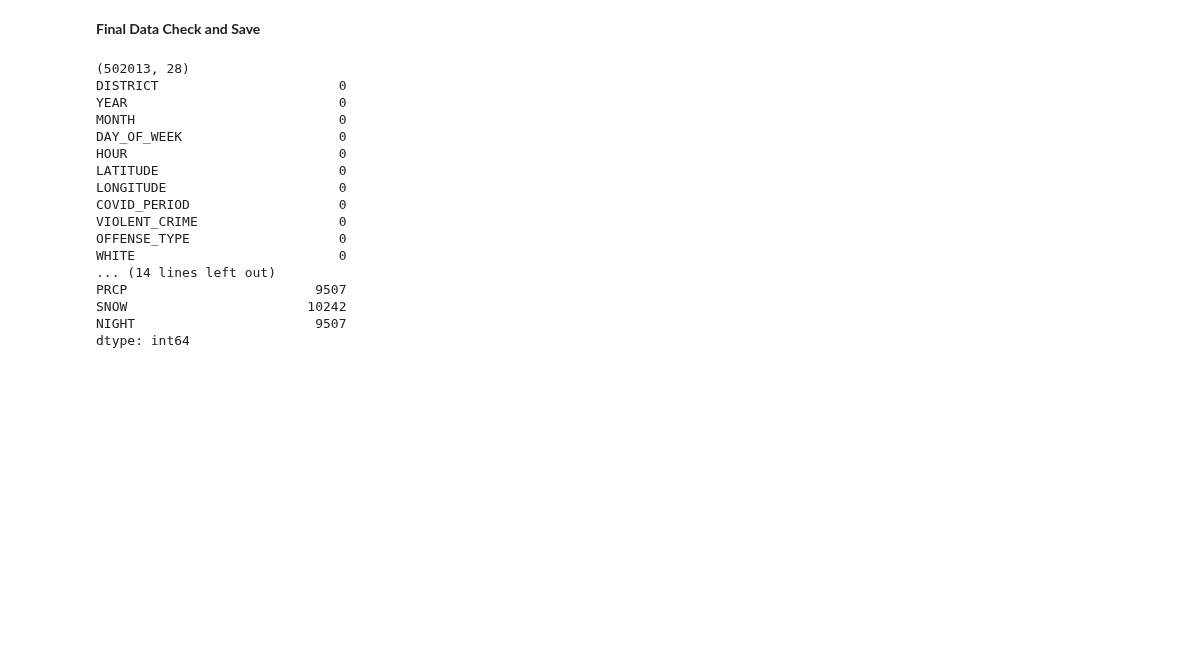
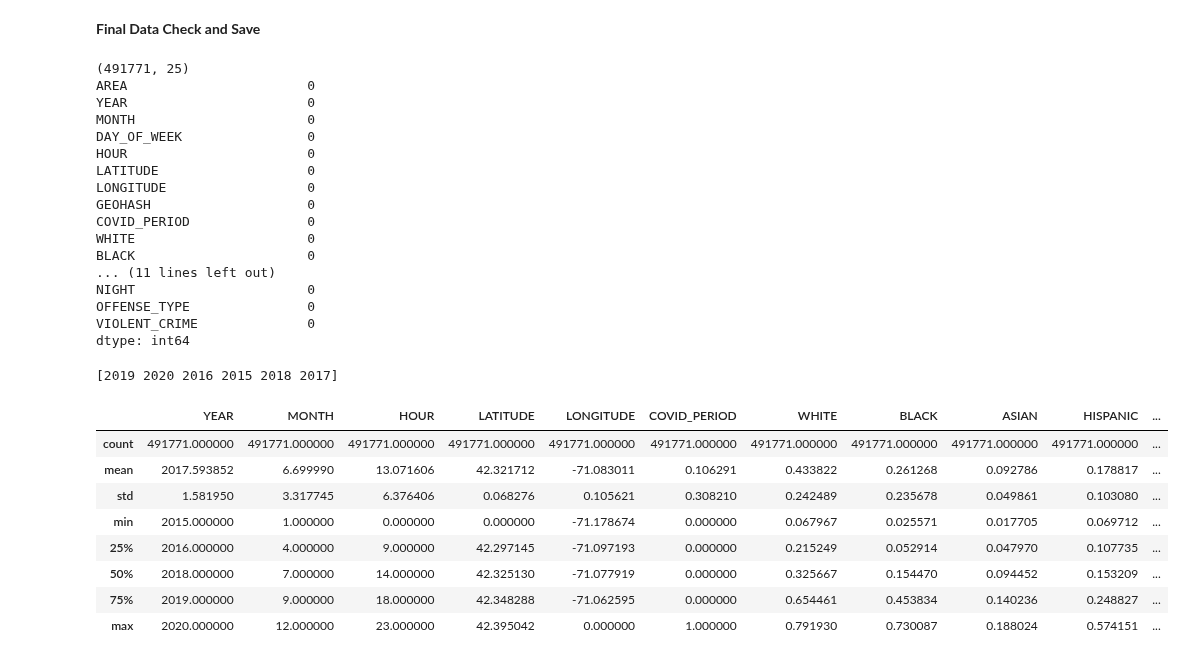
Before and after one commit to YolandaMDavis/cs109a-fall2020, a Jupyter notebook: Data_Merge_Milestone_3.ipynb, the cells around one changed output. Saved outputs shown, nothing was run; the diff lists cells and outputs as text; code cells hidden in the pictures; blank space fills up the shorter version.

Commit message:
data merge edits

```diff
--- a/Data_Merge_Milestone_3.ipynb
+++ b/Data_Merge_Milestone_3.ipynb
@@ -117,9 +129,12 @@ boston_crime_analysis_data_df.head()
 | 120200013 | 2403 | A1 | 2020 | 1 | Wednesday | 1 | 42.364167 | -71.054070 | ... |
 | 120200242 | 3115 | D4 | 2020 | 1 | Sunday | 0 | 42.339541 | -71.069408 | ... |
 # %%
-#dropping NA / -1 lat lon values
+#dropping NA values from merge / and invalid lat lon values
 boston_crime_analysis_data_df.dropna(subset=['LATITUDE','LONGITUDE'], inplace=True)
 boston_crime_analysis_data_df = boston_crime_analysis_data_df[(boston_crime_analysis_data_df["LATITUDE"] != -1) & (boston_crime_analysis_data_df["LONGITUDE"] != -1) ]
+boston_crime_analysis_data_df.dropna(subset=['Streetlight_density','Police_Station_Distance','Hospitals_Distance','College_Univ_Distance','election','PRCP','SNOW','NIGHT'], inplace=True)
+boston_crime_analysis_data_df.dropna(subset=['DISTRICT'], inplace=True)
 
 # dropping External district due to missing socio-economic data
 boston_crime_analysis_data_df = boston_crime_analysis_data_df[boston_crime_analysis_data_df["DISTRICT"] != "External"]
+boston_crime_analysis_data_df.shape
@@ -145,0 +167,8 @@ new_york_crime_analysis_data_df = new_york_crime_analysis_data_df[(new_york_crim
+# %%
+#standardize column names on data sets
+
+boston_crime_analysis_data_df.rename(columns={"DISTRICT":"AREA", "Streetlight_density": "STREETLIGHT_DISTANCE","Police_Station_Distance": "POLICE_STATION_DISTANCE", "Hospitals_Distance": "HOSPITAL_DISTANCE","College_Univ_Distance":"COLLEGE_UNIV_DISTANCE","election": "ELECTION"}, inplace=True)
+new_york_crime_analysis_data_df.rename(columns={"BOROUGH": "AREA", "Latitude": "LATITUDE","Longitude": "LONGITUDE", "Pct_Population_asian": "ASIAN", "Pct_Population_black": "BLACK", "Pct_Population_white": "WHITE", "Pct_Population_hispanic": "HISPANIC", "Median_Income": "MEDIAN_INCOME","Streetlight_density": "STREETLIGHT_DISTANCE","Police_Station_Distance": "POLICE_STATION_DISTANCE", "Hospitals_Distance": "HOSPITAL_DISTANCE","College_Univ_Distance":"COLLEGE_UNIV_DISTANCE","election": "ELECTION"}, inplace=True)
+# %%
+boston_crime_analysis_data_final_df = boston_crime_analysis_data_df[["AREA","YEAR","MONTH","DAY_OF_WEEK","HOUR","LATITUDE","LONGITUDE","GEOHASH","COVID_PERIOD","WHITE","BLACK","ASIAN","HISPANIC","MEDIAN_INCOME","LOCAL_PROP_VALUES","STREETLIGHT_DISTANCE","POLICE_STATION_DISTANCE","HOSPITAL_DISTANCE","COLLEGE_UNIV_DISTANCE","ELECTION","PRCP","SNOW","NIGHT","OFFENSE_TYPE","VIOLENT_CRIME"]].reset_index().drop(columns=["INCIDENT_NUMBER","OFFENSE_CODE"])
+boston_crime_analysis_data_final_df.head()
@@ -147,25 +193,39 @@ new_york_crime_analysis_data_df = new_york_crime_analysis_data_df[(new_york_crim
 **Final Data Check and Save**
 # %%
 # Final checkpoint before writing out final data set
-print(boston_crime_analysis_data_df.shape)
-print(boston_crime_analysis_data_df.isnull().sum())
+print(boston_crime_analysis_data_final_df.shape)
+print(boston_crime_analysis_data_final_df.isnull().sum())
 # %% [output]
-(502013, 28)
-DISTRICT                       0
-YEAR                           0
-MONTH                          0
-DAY_OF_WEEK                    0
-HOUR                           0
-LATITUDE                       0
-LONGITUDE                      0
-COVID_PERIOD                   0
-VIOLENT_CRIME                  0
-OFFENSE_TYPE                   0
-WHITE                          0
-... (14 lines left out)
-PRCP                        9507
-SNOW                       10242
-NIGHT                       9507
+(491771, 25)
+AREA                       0
+YEAR                       0
+MONTH                      0
+DAY_OF_WEEK                0
+HOUR                       0
+LATITUDE                   0
+LONGITUDE                  0
+GEOHASH                    0
+COVID_PERIOD               0
+WHITE                      0
+BLACK                      0
+... (11 lines left out)
+NIGHT                      0
+OFFENSE_TYPE               0
+VIOLENT_CRIME              0
 dtype: int64
+# %%
+print(boston_crime_analysis_data_final_df["YEAR"].unique())
+boston_crime_analysis_data_final_df.describe()
+# %% [output]
+[2019 2020 2016 2015 2018 2017]
+|  | YEAR | MONTH | HOUR | LATITUDE | LONGITUDE | COVID_PERIOD | WHITE | BLACK | ASIAN | HISPANIC | ... |
+| count | 491771.000000 | 491771.000000 | 491771.000000 | 491771.000000 | 491771.000000 | 491771.000000 | 491771.000000 | 491771.000000 | 491771.000000 | 491771.000000 | ... |
+| mean | 2017.593852 | 6.699990 | 13.071606 | 42.321712 | -71.083011 | 0.106291 | 0.433822 | 0.261268 | 0.092786 | 0.178817 | ... |
+| std | 1.581950 | 3.317745 | 6.376406 | 0.068276 | 0.105621 | 0.308210 | 0.242489 | 0.235678 | 0.049861 | 0.103080 | ... |
+| min | 2015.000000 | 1.000000 | 0.000000 | 0.000000 | -71.178674 | 0.000000 | 0.067967 | 0.025571 | 0.017705 | 0.069712 | ... |
+| 25% | 2016.000000 | 4.000000 | 9.000000 | 42.297145 | -71.097193 | 0.000000 | 0.215249 | 0.052914 | 0.047970 | 0.107735 | ... |
+| 50% | 2018.000000 | 7.000000 | 14.000000 | 42.325130 | -71.077919 | 0.000000 | 0.325667 | 0.154470 | 0.094452 | 0.153209 | ... |
+| 75% | 2019.000000 | 9.000000 | 18.000000 | 42.348288 | -71.062595 | 0.000000 | 0.654461 | 0.453834 | 0.140236 | 0.248827 | ... |
+| max | 2020.000000 | 12.000000 | 23.000000 | 42.395042 | 0.000000 | 1.000000 | 0.791930 | 0.730087 | 0.188024 | 0.574151 | ... |
 # %%
 # Final checkpoint before writing out final data set
```
Also changed, not shown: parts of 11 cells of this notebook.
